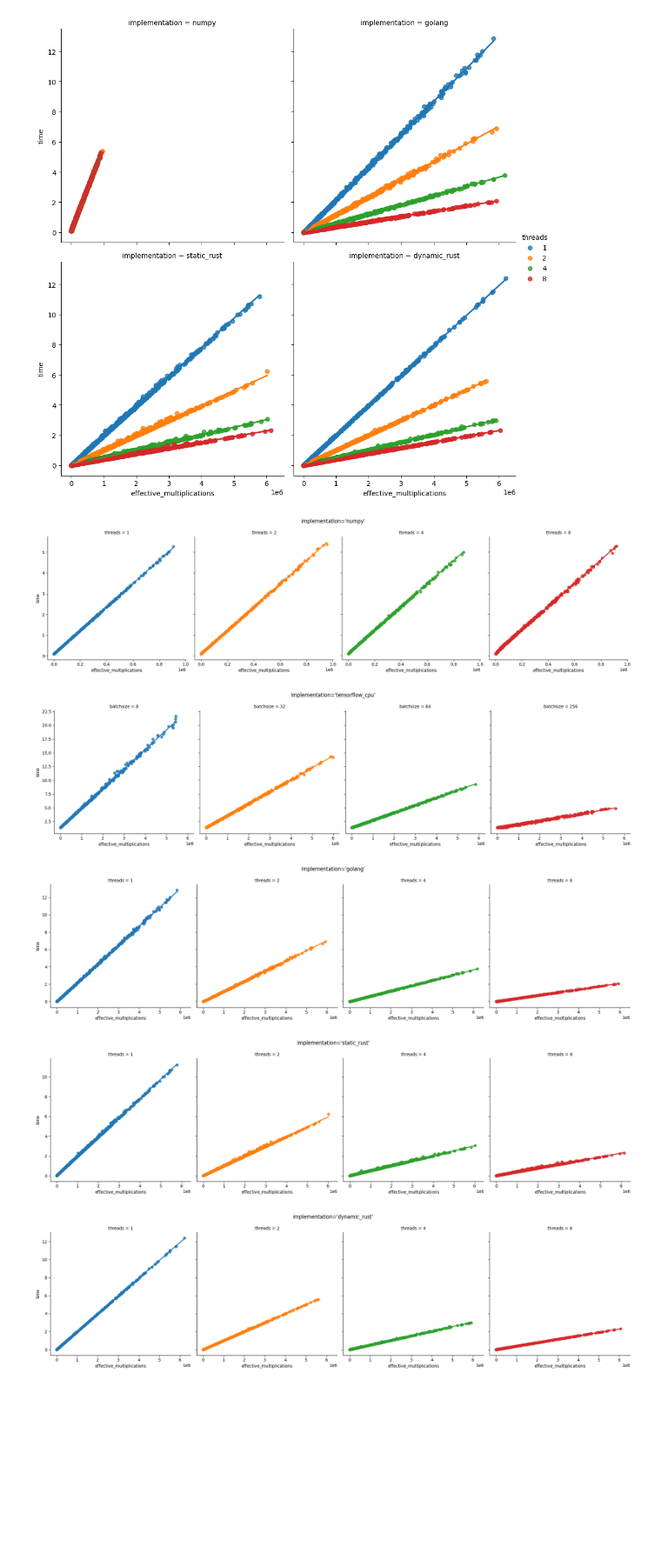
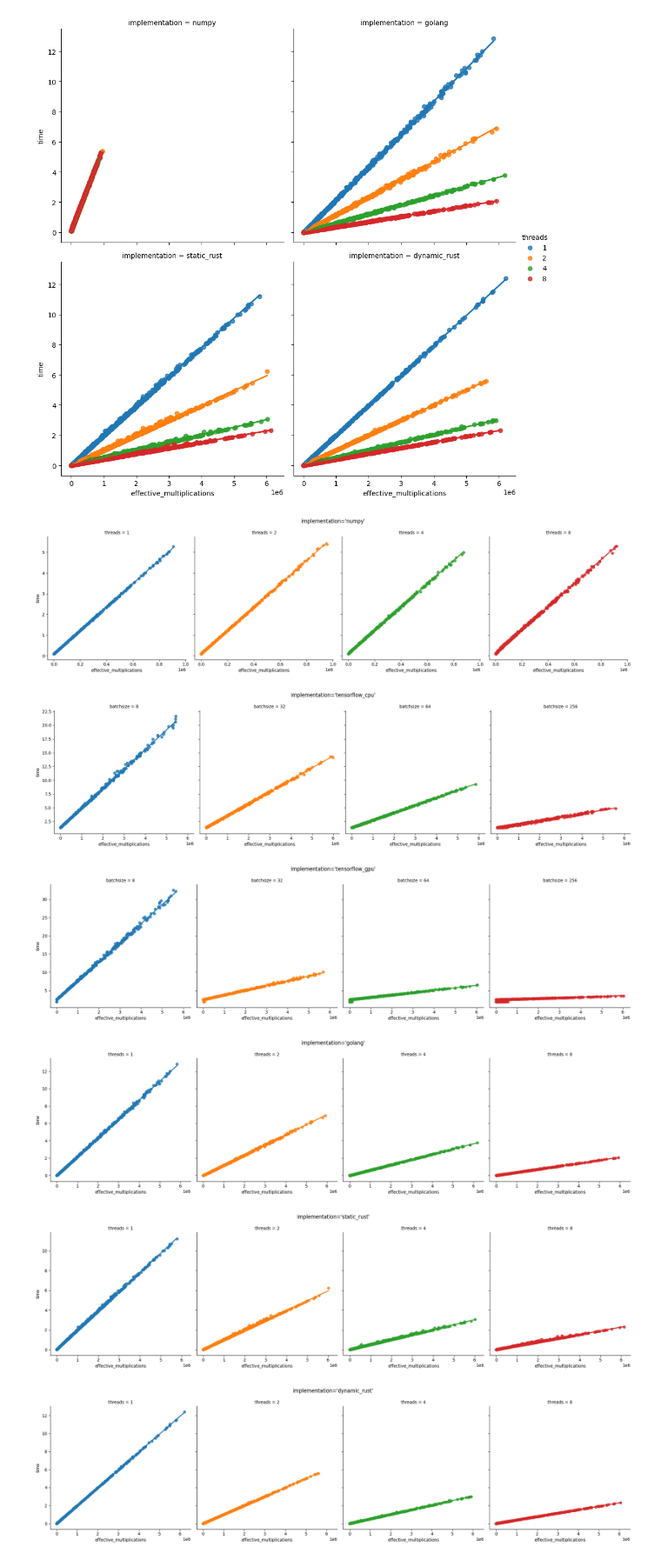
Before and after one commit to hmcalister/Linear-Algebra-Profiling, a Jupyter notebook: Data Cleaning/main.ipynb, the cells around one changed output. Shown at 87% size. Cells and saved outputs as stored; diff of their text form; code cells hidden in the pictures; blank space fills up the shorter version.

```diff
--- a/Data Cleaning/main.ipynb
+++ b/Data Cleaning/main.ipynb
@@ -15,7 +15,7 @@ match DATA_TARGET:
         data_frames = {
             "numpy": pd.read_csv("../Implementations/python_numpy/rand_data.csv"),
             "tensorflow_cpu": pd.read_csv("../Implementations/python_tensorflow/rand_cpu_data.csv"),
-            # "tensorflow_gpu": pd.read_csv("../Implementations/python_tensorflow/rand_gpu_data.csv"),
+            "tensorflow_gpu": pd.read_csv("../Implementations/python_tensorflow/rand_gpu_data.csv"),
             "golang": pd.read_csv("../Implementations/go/rand_data.csv"),
             "static_rust": pd.read_csv("../Implementations/static_rust/rand_data.csv"),
             "dynamic_rust": pd.read_csv("../Implementations/dynamic_rust/rand_data.csv"),
@@ -82,21 +82,19 @@ sns.lmplot(data=target_data, x="effective_multiplications", y="time", col="imple
 <seaborn.axisgrid.FacetGrid at 0x...>
 [figure]
 # %%
-target_data = all_data
-# target_data = all_data.drop(all_data[all_data["implementation"] == "tensorflow_cpu"].index)
-# target_data = target_data.drop(all_data[all_data["implementation"] == "tensorflow_gpu"].index)
-# target_data = target_data.drop(all_data[all_data["implementation"] == "numpy"].index)
+target_data = all_data.copy()
 
 for implementation in target_data.implementation.unique():
     col = "threads" if not implementation.startswith("tensorflow") else "batchsize"
     curr_plot = sns.lmplot(data=target_data.loc[target_data["implementation"]==implementation], x="effective_multiplications", y="time", col=col, hue=col)
     curr_plot.fig.suptitle(f"{implementation=}", y=1.05)
 # %% [output]
 [figure]
 [figure]
-[figure, old version]
+[figure, new version]
-[figure, old version]
+[figure, new version]
-[figure, old version]
+[figure, new version]
+[figure, added]
 # %%
 target_data = all_data.copy()
 target_data["time"] /= target_data["multiplications"]
```
Also changed, not shown: parts of 5 cells of this notebook, 3 other files.
